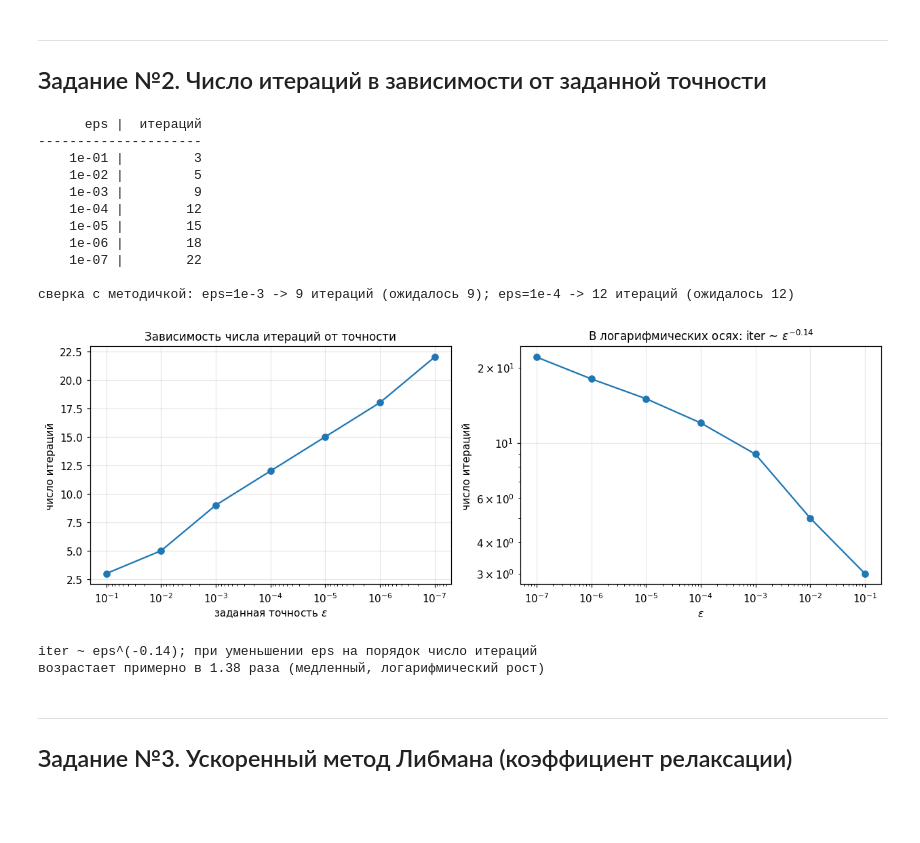
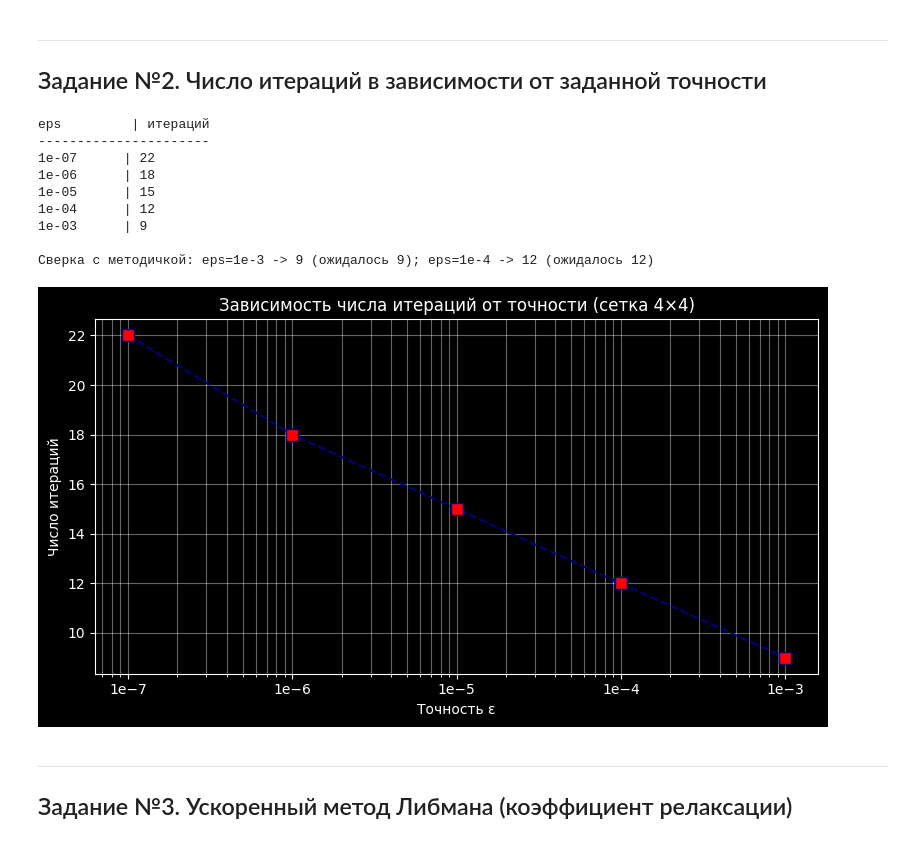
Before and after one commit to ealeksbykova/math-model-python, a Jupyter notebook: solution/Практическое занятие 1_1 - метод Либмана.ipynb, the cells around one changed output. Cells and saved outputs as stored; diff of their text form; code cells hidden in the pictures; blank space fills up the shorter version.

```diff
--- a/solution/Практическое занятие 1_1 - метод Либмана.ipynb
+++ b/solution/Практическое занятие 1_1 - метод Либмана.ipynb
@@ -99,59 +37,40 @@ plt.show()
 ---
 ## Задание №2. Число итераций в зависимости от заданной точности
 # %%
-eps_list = [1e-1, 1e-2, 1e-3, 1e-4, 1e-5, 1e-6, 1e-7]
-table = lk.iterations_vs_eps(n=n, eps_values=eps_list)
+eps_list = [1e-7, 1e-6, 1e-5, 1e-4, 1e-3]
+iters = []
 
-print(f"{'eps':>9} | {'итераций':>9}")
-print("-" * 21)
-for row in table:
-    print(f"{row['eps']:9.0e} | {row['iterations']:9d}")
+print("eps         | итераций")
+print("-" * 22)
+for eps in eps_list:
+    _, it = libman_eps(eps)
+    iters.append(it)
+    print(f"{eps:.0e}      | {it}")
 
-it_1e3 = next(r["iterations"] for r in table if r["eps"] == 1e-3)
-it_1e4 = next(r["iterations"] for r in table if r["eps"] == 1e-4)
-print(f"\nсверка с методичкой: eps=1e-3 -> {it_1e3} итераций (ожидалось 9); "
-      f"eps=1e-4 -> {it_1e4} итераций (ожидалось 12)")
+print(f"\nСверка с методичкой: eps=1e-3 -> {iters[-1]} (ожидалось 9); "
+      f"eps=1e-4 -> {iters[-2]} (ожидалось 12)")
+
+plt.figure(figsize=(8, 4.5))
+plt.semilogx(eps_list, iters, 's--', color='navy', markersize=8,
+             markerfacecolor='red', linewidth=1.5)
+plt.xlabel('Точность ε')
+plt.ylabel('Число итераций')
+plt.title('Зависимость числа итераций от точности (сетка 4×4)')
+plt.grid(True, which='both', alpha=0.4)
+plt.xticks(eps_list, [f'1e−{k}' for k in range(7, 2, -1)])
+plt.tight_layout()
+plt.show()
 # %% [output]
-      eps |  итераций
----------------------
-    1e-01 |         3
-    1e-02 |         5
-    1e-03 |         9
-    1e-04 |        12
-    1e-05 |        15
-    1e-06 |        18
-    1e-07 |        22
+eps         | итераций
+----------------------
+1e-07      | 22
+1e-06      | 18
+1e-05      | 15
+1e-04      | 12
+1e-03      | 9
 
-сверка с методичкой: eps=1e-3 -> 9 итераций (ожидалось 9); eps=1e-4 -> 12 итераций (ожидалось 12)
+Сверка с методичкой: eps=1e-3 -> 9 (ожидалось 9); eps=1e-4 -> 12 (ожидалось 12)
+[figure, added]
-# %%
-fig, axes = plt.subplots(1, 2, figsize=(11.5, 4.2))
-
-eps_arr = np.array([row["eps"] for row in table])
-it_arr = np.array([row["iterations"] for row in table])
-
-ax = axes[0]
-ax.semilogx(eps_arr, it_arr, "o-", color="tab:blue")
-ax.invert_xaxis()
-ax.set_xlabel(r"заданная точность $\varepsilon$")
-ax.set_ylabel("число итераций")
-ax.set_title("Зависимость числа итераций от точности")
-
-ax = axes[1]
-ax.loglog(eps_arr, it_arr, "o-", color="tab:blue")
-slope = np.polyfit(np.log(eps_arr), np.log(it_arr), 1)[0]
-ax.set_xlabel(r"$\varepsilon$"), ax.set_ylabel("число итераций")
-ax.set_title(f"В логарифмических осях: iter ~ $\\varepsilon^{{{slope:.2f}}}$")
-
-fig.tight_layout()
-plt.show()
-
-factor = 10 ** (-slope)          # во сколько раз растёт iter при eps -> eps/10
-print(f"iter ~ eps^({slope:.2f}); при уменьшении eps на порядок число итераций")
-print(f"возрастает примерно в {factor:.2f} раза (медленный, логарифмический рост)")
-# %% [output]
-[figure, removed]
-iter ~ eps^(-0.14); при уменьшении eps на порядок число итераций
-возрастает примерно в 1.38 раза (медленный, логарифмический рост)
 # %% [markdown]
 ---
 ## Задание №3. Ускоренный метод Либмана (коэффициент релаксации)
```
Also changed, not shown: parts of 10 cells of this notebook, 21 other files.
